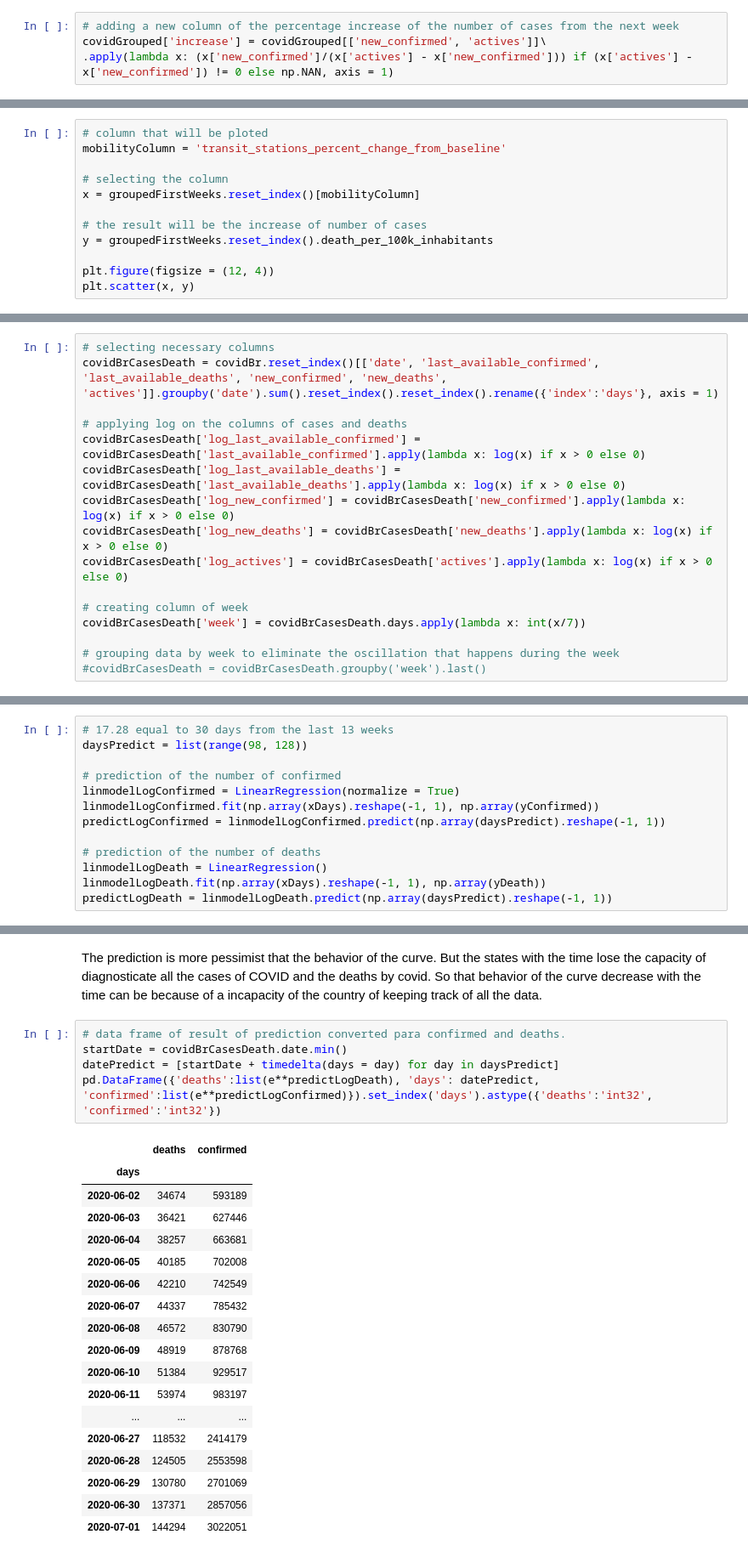
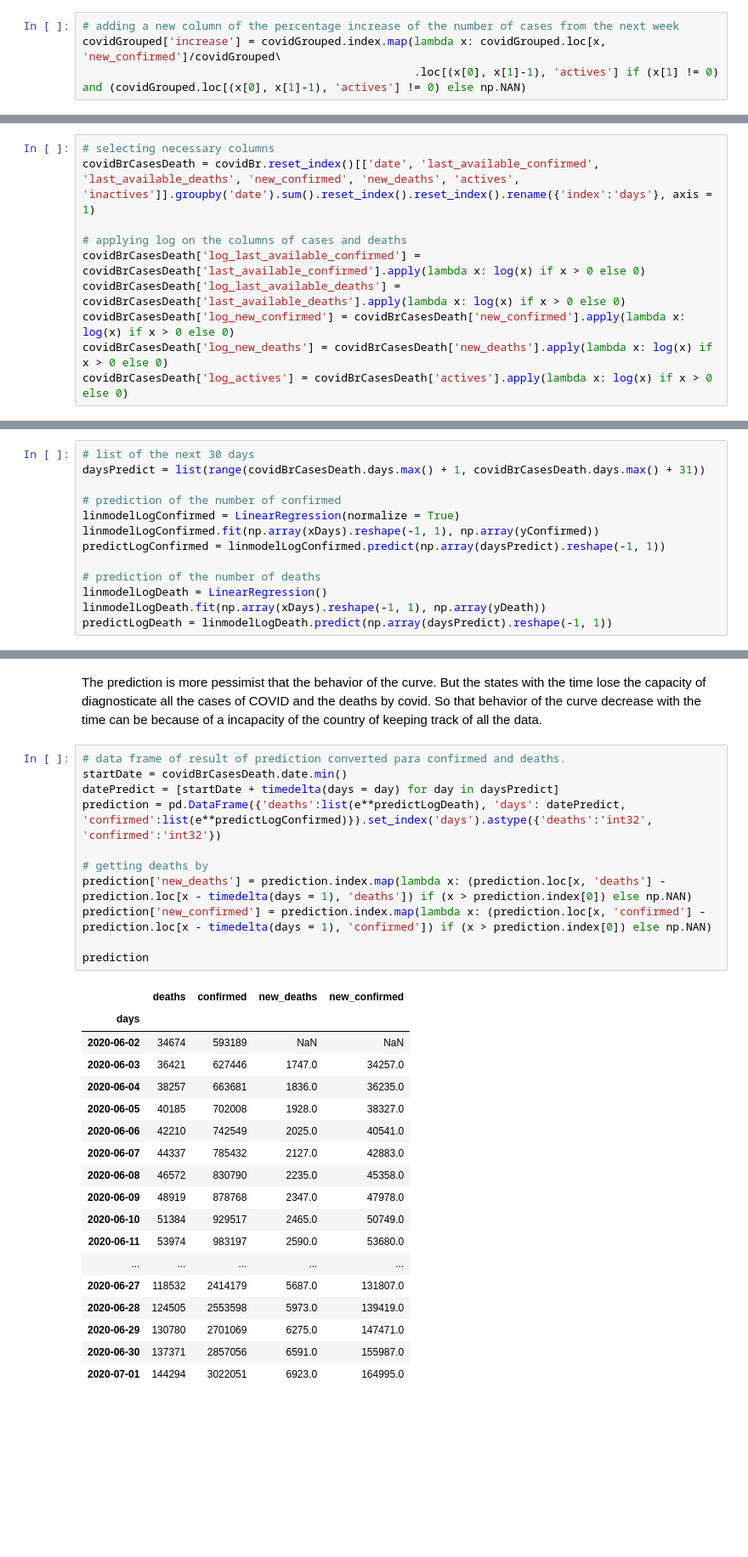
Before and after one commit to arturjacques/mobilityAndCovid, a Jupyter notebook: mobilityAndCovid.ipynb, the cells around one changed output, grey strips where cells are left out. Shown at 85% size. Cells and saved outputs as stored; diff of their text form; blank space fills up the shorter version.

```diff
--- a/mobilityAndCovid.ipynb
+++ b/mobilityAndCovid.ipynb
@@ -223,6 +224,6 @@ covidGrouped = covidGrouped.merge(covidMerged[['state', 'epidemiological_week',
 covidGrouped = covidGrouped.merge(covidMerged[['state', 'epidemiological_week', 'retail_and_recreation_percent_change_from_baseline', 'grocery_and_pharmacy_percent_change_from_baseline', 'parks_percent_change_from_baseline', 'transit_stations_percent_change_from_baseline', 'workplaces_percent_change_from_baseline', 'residential_percent_change_from_baseline']].groupby(['state', 'epidemiological_week']).mean(), how = 'left', right_index = True, left_index = True)
 # %%
 # adding a new column of the percentage increase of the number of cases from the next week
-covidGrouped['increase'] = covidGrouped[['new_confirmed', 'actives']]\
-.apply(lambda x: (x['new_confirmed']/(x['actives'] - x['new_confirmed'])) if (x['actives'] - x['new_confirmed']) != 0 else np.NAN, axis = 1)
+covidGrouped['increase'] = covidGrouped.index.map(lambda x: covidGrouped.loc[x, 'new_confirmed']/covidGrouped\
+                                                  .loc[(x[0], x[1]-1), 'actives'] if (x[1] != 0) and (covidGrouped.loc[(x[0], x[1]-1), 'actives'] != 0) else np.NAN)
 # %%
@@ -328,12 +319,0 @@ Name: death_per_100k_inhabitants, dtype: float64
-# %%
-# column that will be ploted
-mobilityColumn = 'transit_stations_percent_change_from_baseline'
-
-# selecting the column
-x = groupedFirstWeeks.reset_index()[mobilityColumn]
-
-# the result will be the increase of number of cases
-y = groupedFirstWeeks.reset_index().death_per_100k_inhabitants
-
-plt.figure(figsize = (12, 4))
-plt.scatter(x, y)
@@ -367,7 +323,7 @@ groupedFirstWeeks.sort_values('death_per_100k_inhabitants', ascending = False)
 The number of cases and deaths growth increase exponentially to be capable to predict the number of cases in the future is necessary to do linear regression of the log of the cases and deaths on time.
 # %%
 # selecting necessary columns
-covidBrCasesDeath = covidBr.reset_index()[['date', 'last_available_confirmed', 'last_available_deaths', 'new_confirmed', 'new_deaths', 'actives']].groupby('date').sum().reset_index().reset_index().rename({'index':'days'}, axis = 1)
+covidBrCasesDeath = covidBr.reset_index()[['date', 'last_available_confirmed', 'last_available_deaths', 'new_confirmed', 'new_deaths', 'actives', 'inactives']].groupby('date').sum().reset_index().reset_index().rename({'index':'days'}, axis = 1)
 
 # applying log on the columns of cases and deaths
 covidBrCasesDeath['log_last_available_confirmed'] = covidBrCasesDeath['last_available_confirmed'].apply(lambda x: log(x) if x > 0 else 0)
@@ -375,12 +331,6 @@ covidBrCasesDeath['log_last_available_deaths'] = covidBrCasesDeath['last_availab
 covidBrCasesDeath['log_new_confirmed'] = covidBrCasesDeath['new_confirmed'].apply(lambda x: log(x) if x > 0 else 0)
 covidBrCasesDeath['log_new_deaths'] = covidBrCasesDeath['new_deaths'].apply(lambda x: log(x) if x > 0 else 0)
 covidBrCasesDeath['log_actives'] = covidBrCasesDeath['actives'].apply(lambda x: log(x) if x > 0 else 0)
-
-# creating column of week
-covidBrCasesDeath['week'] = covidBrCasesDeath.days.apply(lambda x: int(x/7))
-
-# grouping data by week to eliminate the oscillation that happens during the week
-#covidBrCasesDeath = covidBrCasesDeath.groupby('week').last()
 # %%
 fig, ax = plt.subplots(figsize = (12, 5))
 ax.plot(covidBrCasesDeath.index, covidBrCasesDeath.last_available_deaths)
@@ -442,8 +392,8 @@ xDays = covidBrCasesDeath.reset_index()[covidBrCasesDeath.reset_index().index >=
 yConfirmed = covidBrCasesDeath.reset_index()[covidBrCasesDeath.reset_index().index >= dayOfBegin].log_last_available_confirmed
 yDeath = covidBrCasesDeath.reset_index()[covidBrCasesDeath.reset_index().index >= dayOfBegin].log_last_available_deaths
 # %%
-# 17.28 equal to 30 days from the last 13 weeks
-daysPredict = list(range(98, 128))
+# list of the next 30 days
+daysPredict = list(range(covidBrCasesDeath.days.max() + 1, covidBrCasesDeath.days.max() + 31))
 
 # prediction of the number of confirmed
 linmodelLogConfirmed = LinearRegression(normalize = True)
@@ -474,25 +424,31 @@ The prediction is more pessimist that the behavior of the curve. But the states
 # %%
 # data frame of result of prediction converted para confirmed and deaths.
 startDate = covidBrCasesDeath.date.min()
 datePredict = [startDate + timedelta(days = day) for day in daysPredict]
-pd.DataFrame({'deaths':list(e**predictLogDeath), 'days': datePredict, 'confirmed':list(e**predictLogConfirmed)}).set_index('days').astype({'deaths':'int32', 'confirmed':'int32'})
+prediction = pd.DataFrame({'deaths':list(e**predictLogDeath), 'days': datePredict, 'confirmed':list(e**predictLogConfirmed)}).set_index('days').astype({'deaths':'int32', 'confirmed':'int32'})
+
+# getting deaths by
+prediction['new_deaths'] = prediction.index.map(lambda x: (prediction.loc[x, 'deaths'] - prediction.loc[x - timedelta(days = 1), 'deaths']) if (x > prediction.index[0]) else np.NAN)
+prediction['new_confirmed'] = prediction.index.map(lambda x: (prediction.loc[x, 'confirmed'] - prediction.loc[x - timedelta(days = 1), 'confirmed']) if (x > prediction.index[0]) else np.NAN)
+
+prediction
 # %% [output]
-|  | deaths | confirmed |
-| days |  |  |
-| 2020-06-02 | 34674 | 593189 |
-| 2020-06-03 | 36421 | 627446 |
-| 2020-06-04 | 38257 | 663681 |
-| 2020-06-05 | 40185 | 702008 |
-| 2020-06-06 | 42210 | 742549 |
-| 2020-06-07 | 44337 | 785432 |
-| 2020-06-08 | 46572 | 830790 |
-| 2020-06-09 | 48919 | 878768 |
-| 2020-06-10 | 51384 | 929517 |
-| 2020-06-11 | 53974 | 983197 |
-| ... | ... | ... |
-| 2020-06-27 | 118532 | 2414179 |
-| 2020-06-28 | 124505 | 2553598 |
-| 2020-06-29 | 130780 | 2701069 |
-| 2020-06-30 | 137371 | 2857056 |
-| 2020-07-01 | 144294 | 3022051 |
+|  | deaths | confirmed | new_deaths | new_confirmed |
+| days |  |  |  |  |
+| 2020-06-02 | 34674 | 593189 | NaN | NaN |
+| 2020-06-03 | 36421 | 627446 | 1747.0 | 34257.0 |
+| 2020-06-04 | 38257 | 663681 | 1836.0 | 36235.0 |
+| 2020-06-05 | 40185 | 702008 | 1928.0 | 38327.0 |
+| 2020-06-06 | 42210 | 742549 | 2025.0 | 40541.0 |
+| 2020-06-07 | 44337 | 785432 | 2127.0 | 42883.0 |
+| 2020-06-08 | 46572 | 830790 | 2235.0 | 45358.0 |
+| 2020-06-09 | 48919 | 878768 | 2347.0 | 47978.0 |
+| 2020-06-10 | 51384 | 929517 | 2465.0 | 50749.0 |
+| 2020-06-11 | 53974 | 983197 | 2590.0 | 53680.0 |
+| ... | ... | ... | ... | ... |
+| 2020-06-27 | 118532 | 2414179 | 5687.0 | 131807.0 |
+| 2020-06-28 | 124505 | 2553598 | 5973.0 | 139419.0 |
+| 2020-06-29 | 130780 | 2701069 | 6275.0 | 147471.0 |
+| 2020-06-30 | 137371 | 2857056 | 6591.0 | 155987.0 |
+| 2020-07-01 | 144294 | 3022051 | 6923.0 | 164995.0 |
 # %% [markdown]
```
Also changed, not shown: parts of 19 cells of this notebook.
